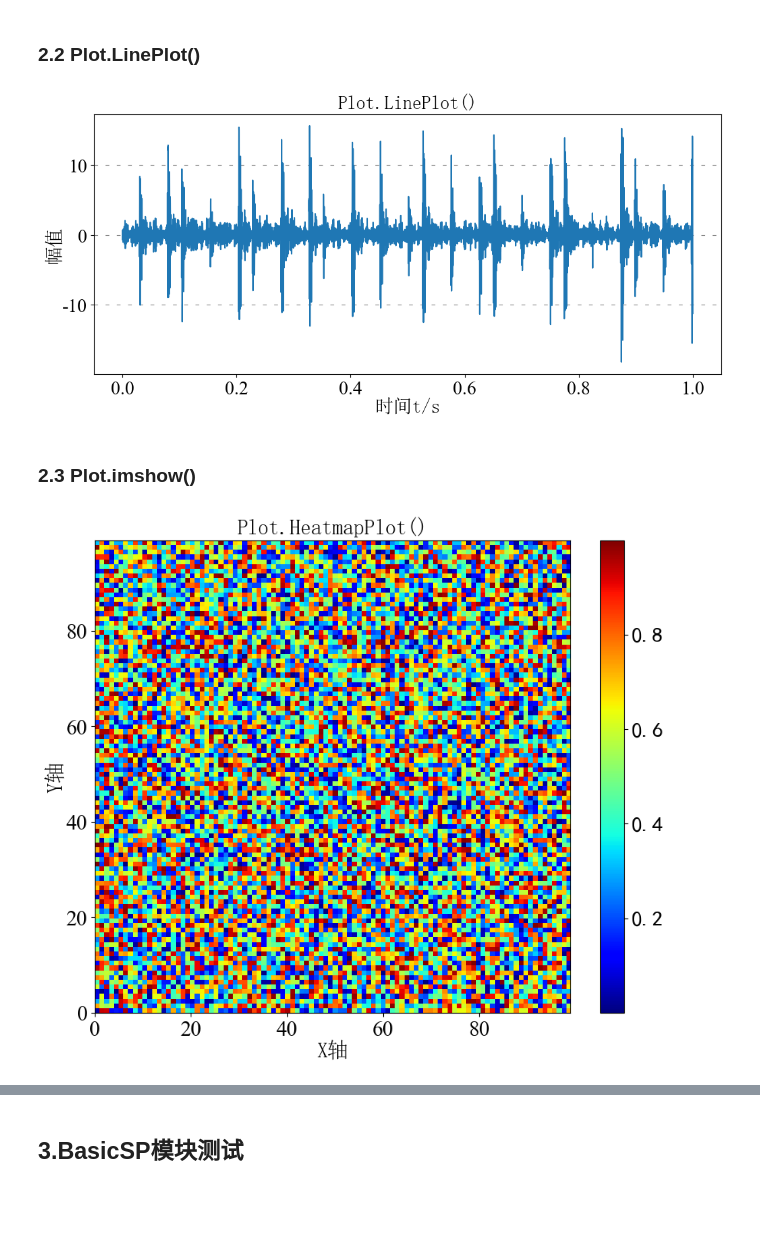
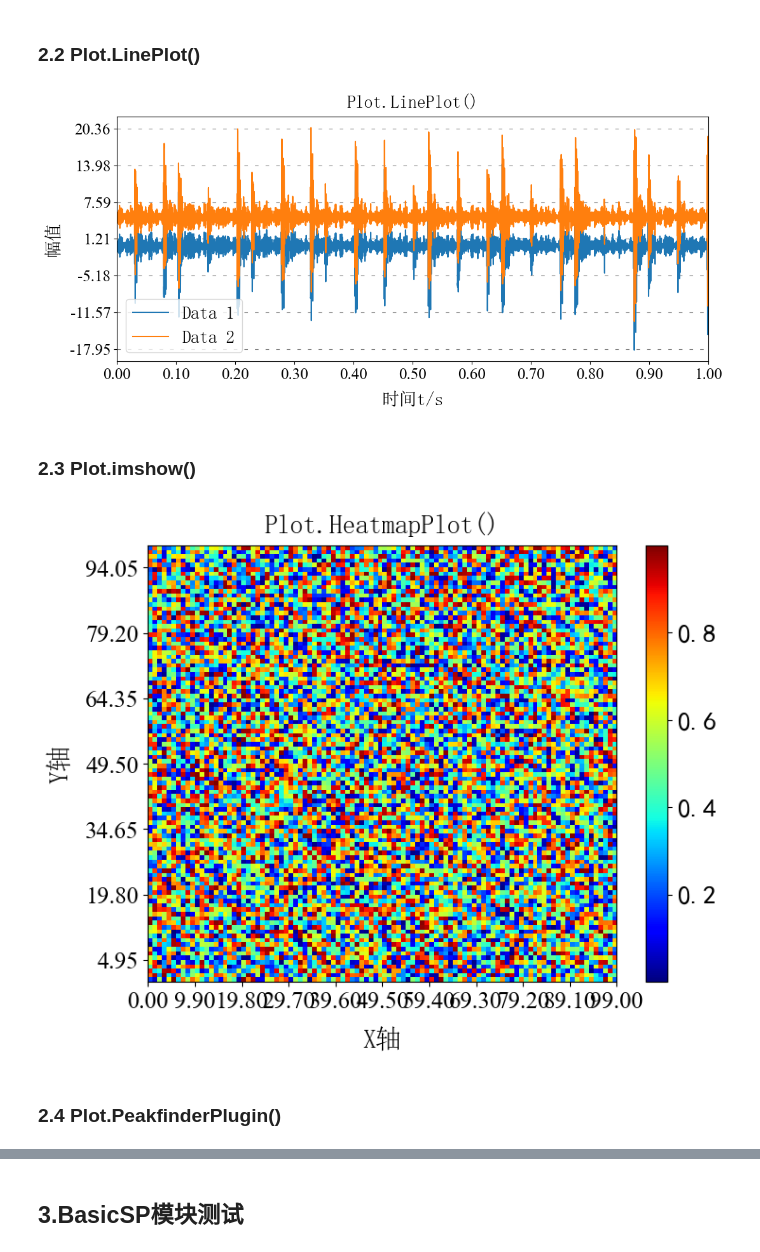
Before and after one commit to xcw1129/PySP, a Jupyter notebook: test.ipynb, the cells around one changed output, grey strips where cells are left out. Saved outputs shown, nothing was run; the diff lists cells and outputs as text; code cells hidden in the pictures; blank space fills up the shorter version.

```diff
--- a/test.ipynb
+++ b/test.ipynb
@@ -204,29 +207,30 @@ Signal(data=[ 1.34608934 -0.15470434  2.723463   ...  2.30744247  0.03314124
 # %%
 from PySP.Analysis import Analysis
 from PySP.Signal import Signal
-from PySP.Plot import LinePlotFunc_with_PeakFinder
-from PySP.decorators import Input
+from PySP.Plot import LinePlotFunc
+from PySP.decorators import InputCheck
 
 try:
 
     class TestAnalysis(Analysis):
 
-        @Analysis.Plot(LinePlotFunc_with_PeakFinder)
-        @Input({"x": {"OpenLow": 0}})
+        @Analysis.Plot(LinePlotFunc)
+        @InputCheck({"x": {"OpenLow": 0}})
         def run(self, x: float):
             t_Axis = self.Sig.t_Axis
             data = self.Sig.data * x
             return t_Axis, data
 
     Sig = Signal(data=Data, fs=fs)
-    res = TestAnalysis(
+    test = TestAnalysis(
         Sig,
-        plot=True,
+        isPlot=True,
         xlabel="时间/s",
         xlim=(0, 0.1),
         title="Analysis.Analysis()",
         height=2,
-    ).run(x=2)
+    )
+    test.run(2.0)
 
 except Exception as e:
     print(e)
@@ -249,11 +253,12 @@ try:
                 self.axes.plot(Axis, data, label=f"通道{i+1}")
             self.axes.legend()
 
-    TestPlot(
+    test=TestPlot(
         xlabel="时间/s",
         ylabel="幅值",
         title="Plot.Plot()",
-    ).plot(Axis=res.t_Axis, Data=np.array([res, res + 2]))
+    )
+    test.show(Axis=res.t_Axis, Data=np.array([res, res + 2]))
 except Exception as e:
     print(e)
 # %% [output]
@@ -267,29 +272,31 @@ from PySP.Signal import Signal
 try:
     res = Signal(data=Data, fs=fs, label="测试信号")
 
-    LinePlot(xlabel="时间t/s", ylabel="幅值", title="Plot.LinePlot()").plot(
-        Axis=res.t_Axis, Data=res.data
+    LinePlot(xlabel="时间t/s", ylabel="幅值", title="Plot.LinePlot()").show(
+        Axis=res.t_Axis, Data=np.array([res.data,res.data+5]),
     )
 except Exception as e:
     print(e)
 # %% [output]
-[figure, old version]
+[figure, new version]
 # %% [markdown]
 ### 2.3 Plot.imshow()
 # %%
 from PySP.Plot import HeatmapPlot
 from numpy import random
 
 try:
     Axis1 = np.arange(100)
     Axis2 = np.arange(100)
     data = random.random((100, 100))
 
     HeatmapPlot(
-        figsize=(10, 8), xlabel="X轴", ylabel="Y轴", title="Plot.HeatmapPlot()"
-    ).plot(Axis1=Axis1, Axis2=Axis2, Data=data)
+        figsize=(8, 6), xlabel="X轴", ylabel="Y轴", title="Plot.HeatmapPlot()"
+    ).show(Axis1=Axis1, Axis2=Axis2, Data=data)
 except Exception as e:
     print(e)
 # %% [output]
-[figure, old version]
+[figure, new version]
+# %% [markdown]
+### 2.4 Plot.PeakfinderPlugin()
 # %%
```
Also changed, not shown: parts of 5 cells of this notebook.
